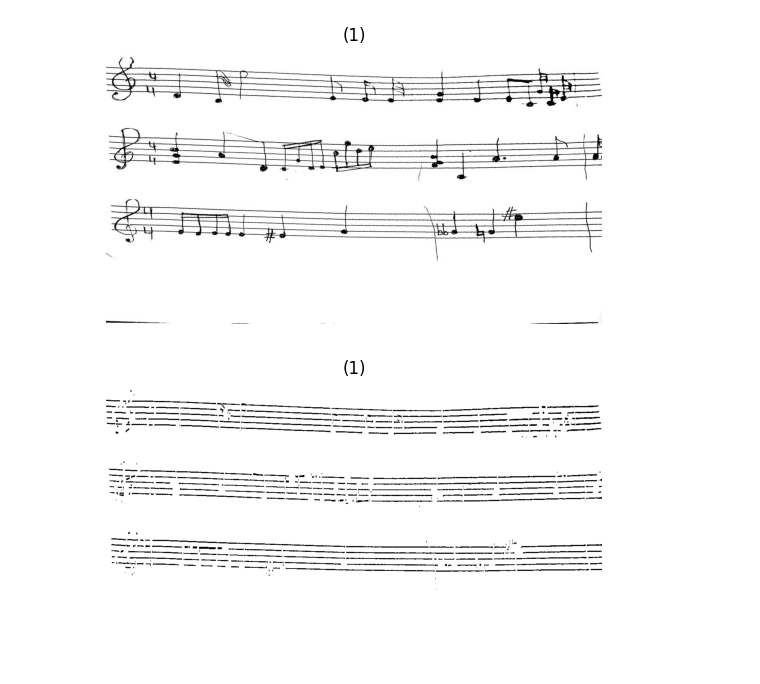
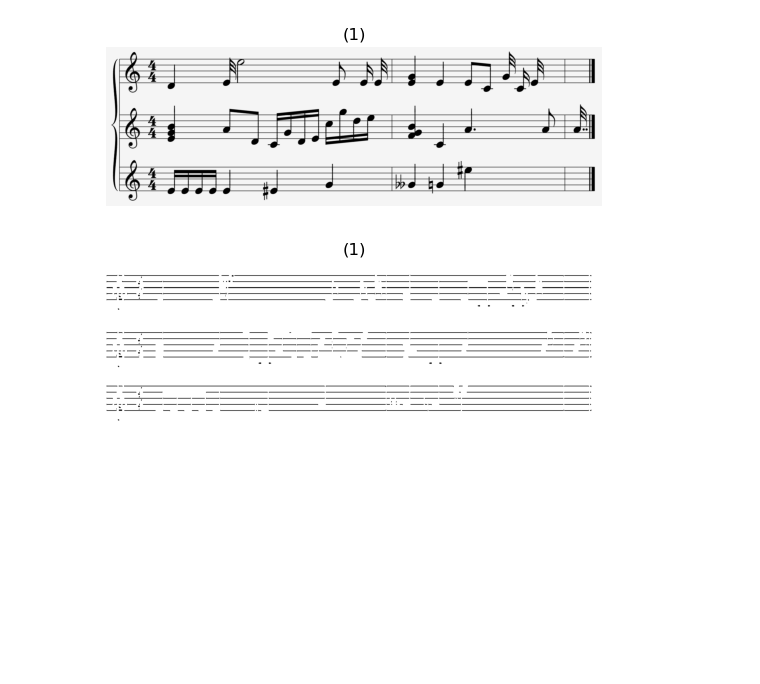
Before and after one commit to AhmedYasser20/Image-Project, a Jupyter notebook: src/textNoteBook.ipynb, the cells around one changed output. Cells and saved outputs as stored; diff of their text form; code cells hidden in the pictures; blank space fills up the shorter version.

```diff
--- a/src/textNoteBook.ipynb
+++ b/src/textNoteBook.ipynb
@@ -282,22 +280,23 @@ def getLines(img, staffHeight, spaceHeight):
 
     return lines
 # %%
-img = io.imread("../data/input/test2.jpg")[...,:3]
+img = io.imread("../data/input/02.png")[...,:3]
 img2 = rgb2gray(img)
 lineremoved = detect_vertical_line_and_crop(img)
 lineremoved = rgb2gray(lineremoved)
 binary =otsu(lineremoved)
 show_images([img])
 staffHeight1, spaceHeight1 =getRefLengths(binary)
+staffHeight1=2; spaceHeight1=16
 
 
 filteredImg1, candidates1 = getCandidateStaffs(binary, staffHeight1)
 filteredImg1, candidates1, eliminated1 = removeLonelyStaffs(candidates1, binary, staffHeight1, spaceHeight1, eliminated=[])
 
 show_images([filteredImg1])
 # %% [output]
-[figure, old version]
+[figure, new version]
-[figure, old version]
+[figure, new version]
 # %%
 without_staff = (binary-filteredImg1).astype(np.uint8)
 
```
Also changed, not shown: parts of 10 cells of this notebook, 6 other files.
